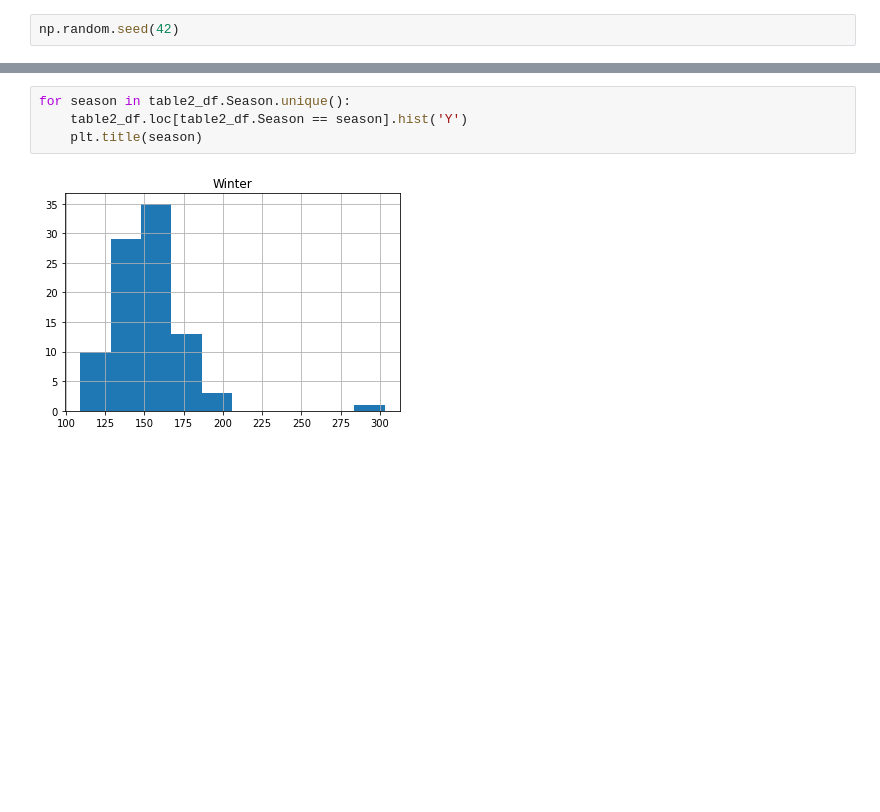
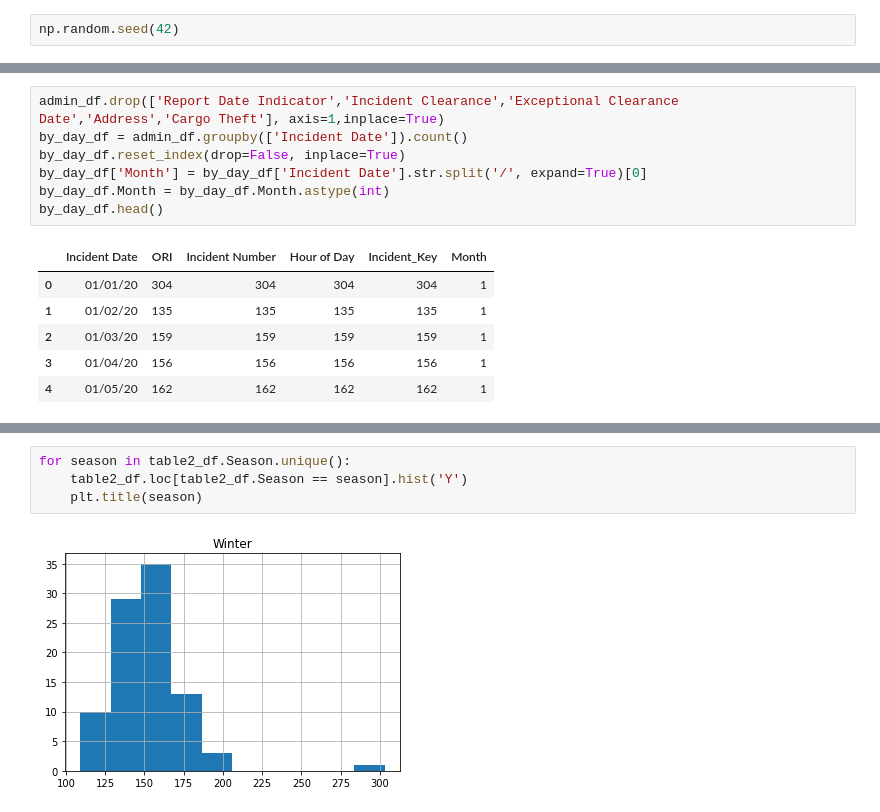
Before and after one commit to AlexMurphy-MTSU/Bureau_Analysis, a Jupyter notebook: Workspace/mart1_tests.ipynb, the cells around one changed output, grey strips where cells are left out. Saved outputs shown, nothing was run; the diff lists cells and outputs as text; blank space fills up the shorter version.

```diff
--- a/Workspace/mart1_tests.ipynb
+++ b/Workspace/mart1_tests.ipynb
@@ -19,0 +129,14 @@ table2_df.head()
+# %%
+admin_df.drop(['Report Date Indicator','Incident Clearance','Exceptional Clearance Date','Address','Cargo Theft'], axis=1,inplace=True)
+by_day_df = admin_df.groupby(['Incident Date']).count()
+by_day_df.reset_index(drop=False, inplace=True)
+by_day_df['Month'] = by_day_df['Incident Date'].str.split('/', expand=True)[0]
+by_day_df.Month = by_day_df.Month.astype(int)
+by_day_df.head()
+# %% [output]
+|  | Incident Date | ORI | Incident Number | Hour of Day | Incident_Key | Month |
+| 0 | 01/01/20 | 304 | 304 | 304 | 304 | 1 |
+| 1 | 01/02/20 | 135 | 135 | 135 | 135 | 1 |
+| 2 | 01/03/20 | 159 | 159 | 159 | 159 | 1 |
+| 3 | 01/04/20 | 156 | 156 | 156 | 156 | 1 |
+| 4 | 01/05/20 | 162 | 162 | 162 | 162 | 1 |
```
Also changed, not shown: parts of 8 cells of this notebook, 2 other files.
